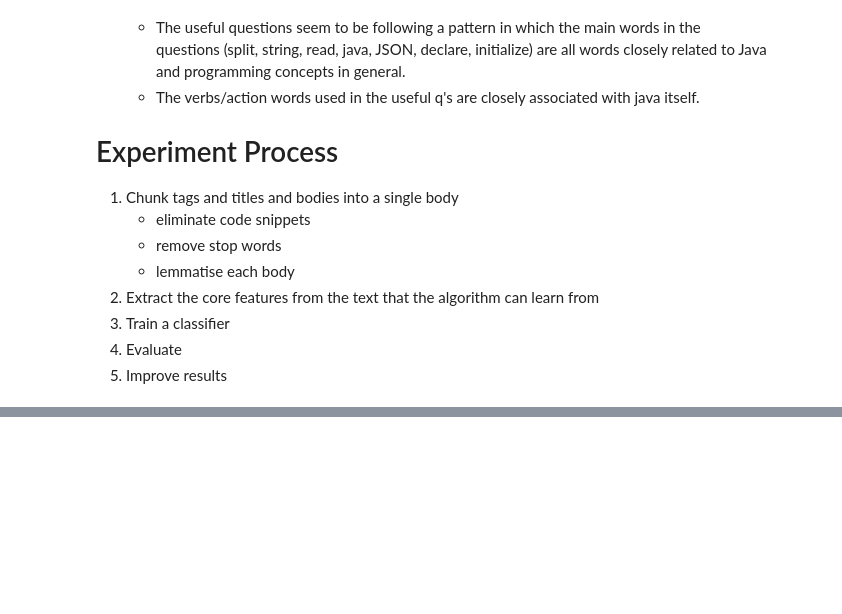
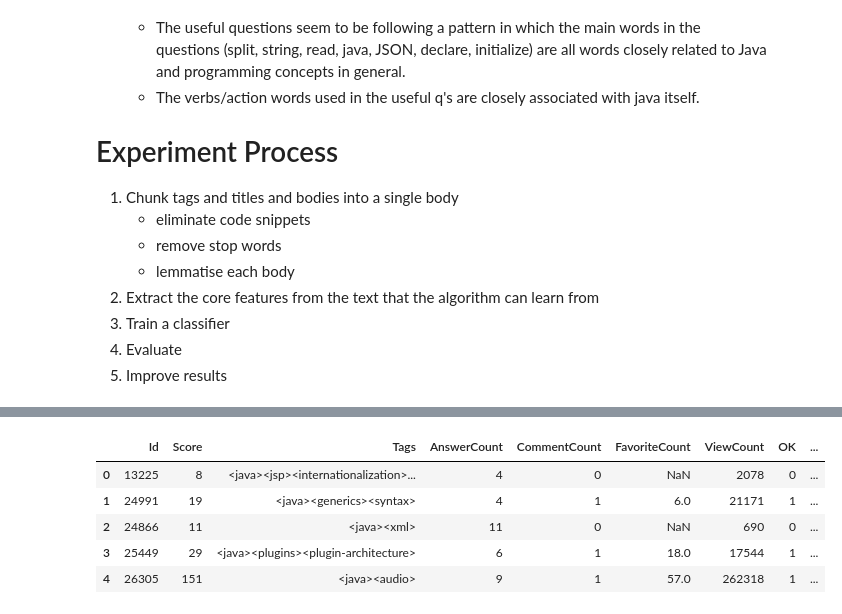
Before and after one commit to c14410312/StackoverflowPostClassification, a Jupyter notebook: PostClassificationExperimentSciKit.ipynb, the cells around one changed output, grey strips where cells are left out. Saved outputs shown, nothing was run; the diff lists cells and outputs as text; code cells hidden in the pictures; blank space fills up the shorter version.

```diff
--- a/PostClassificationExperimentSciKit.ipynb
+++ b/PostClassificationExperimentSciKit.ipynb
@@ -60,0 +119,28 @@ After extracting this data I conducted an analysis on the resulting dataset to g
+# %%
+#initialise a new column
+df['cleaned_body_title'] = ""
+
+# loop thorugh the data frame
+for index, row in df.iterrows():
+
+        #print(row.Title_Body_Chunk)
+
+        soup = BeautifulSoup(row['Title_Body_Chunk'], 'html5lib')
+
+        for code in soup.find_all("code"):
+            code.decompose()
+        cleaned = soup.get_text()
+
+        #create a new column to hold the cleaned data
+        df.loc[index, "cleaned_body_title"] = cleaned
+# %%
+df = df.drop(['Title', 'Body', 'Title_Body_Chunk'], axis=1)
+# %%
+df.head()
+# %% [output]
+|  | Id | Score | Tags | AnswerCount | CommentCount | FavoriteCount | ViewCount | OK | ... |
+| 0 | 13225 | 8 | <java><jsp><internationalization>... | 4 | 0 | NaN | 2078 | 0 | ... |
+| 1 | 24991 | 19 | <java><generics><syntax> | 4 | 1 | 6.0 | 21171 | 1 | ... |
+| 2 | 24866 | 11 | <java><xml> | 11 | 0 | NaN | 690 | 0 | ... |
+| 3 | 25449 | 29 | <java><plugins><plugin-architecture> | 6 | 1 | 18.0 | 17544 | 1 | ... |
+| 4 | 26305 | 151 | <java><audio> | 9 | 1 | 57.0 | 262318 | 1 | ... |
```
Also changed, not shown: parts of 9 cells of this notebook.
